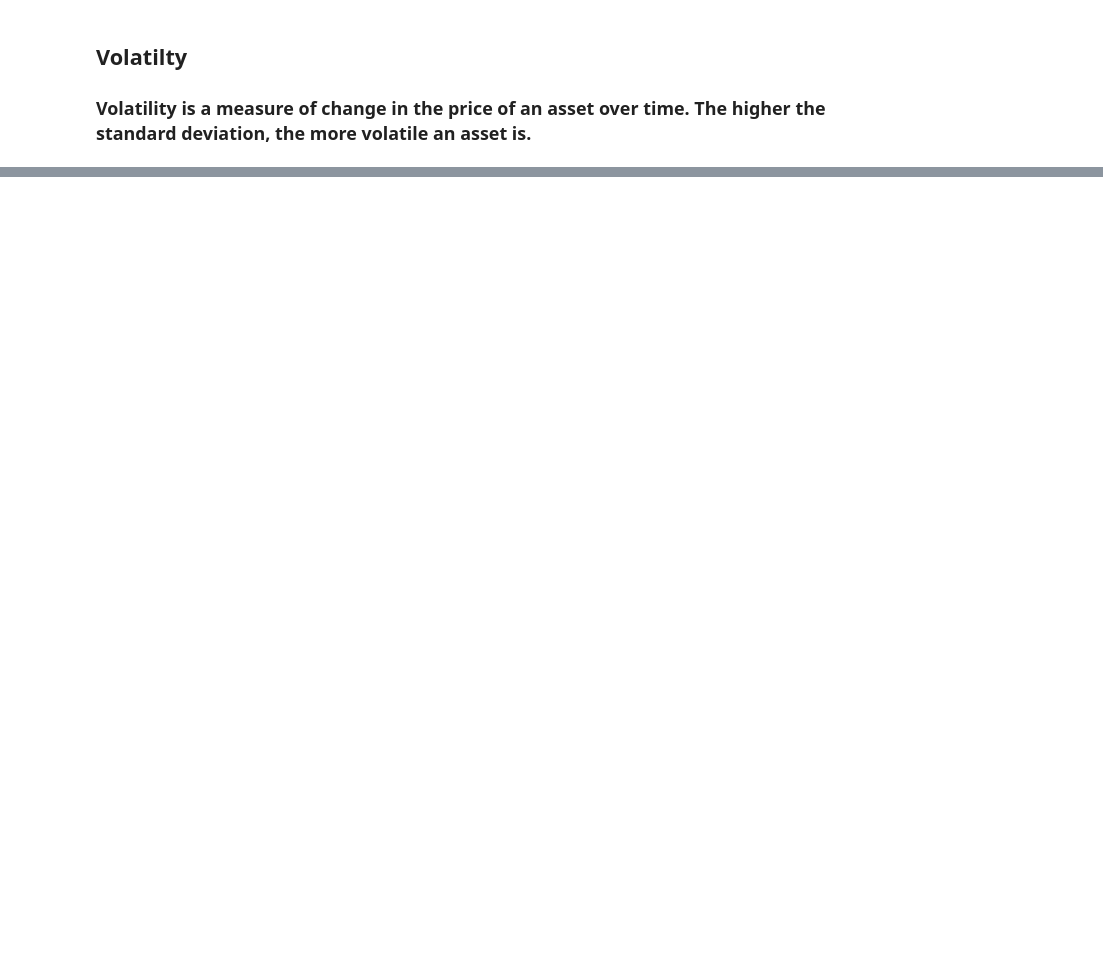
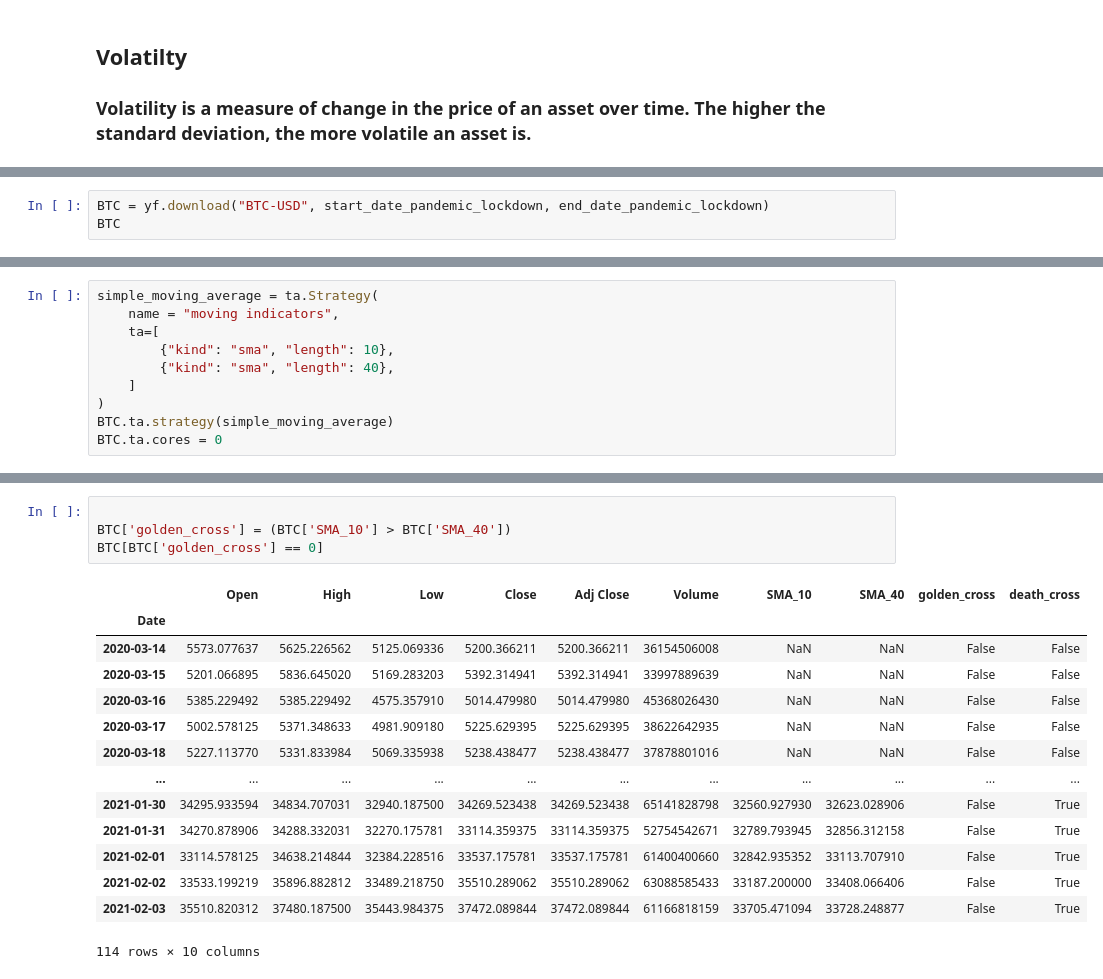
Before and after one commit to DDEEEVV/Project-101-CryptoAnalysis, a Jupyter notebook: crypyo_analysis_project.ipynb, the cells around one changed output, grey strips where cells are left out. Drawn from its saved outputs; the diff is of its cells as text; blank space fills up the shorter version.

```diff
--- a/crypyo_analysis_project.ipynb
+++ b/crypyo_analysis_project.ipynb
@@ -130,0 +130,3 @@ sns.heatmap(correlation_after_lockdown, annot=True, cmap='coolwarm')
+# %%
+BTC = yf.download("BTC-USD", start_date_pandemic_lockdown, end_date_pandemic_lockdown)
+BTC
@@ -130,0 +240,10 @@ sns.heatmap(correlation_after_lockdown, annot=True, cmap='coolwarm')
+# %%
+simple_moving_average = ta.Strategy(
+    name = "moving indicators",
+    ta=[
+        {"kind": "sma", "length": 10},
+        {"kind": "sma", "length": 40},
+    ]
+)
+BTC.ta.strategy(simple_moving_average)
+BTC.ta.cores = 0
@@ -130,0 +282,19 @@ sns.heatmap(correlation_after_lockdown, annot=True, cmap='coolwarm')
+# %%
+
+BTC['golden_cross'] = (BTC['SMA_10'] > BTC['SMA_40'])
+BTC[BTC['golden_cross'] == 0]
+# %% [output]
+|  | Open | High | Low | Close | Adj Close | Volume | SMA_10 | SMA_40 | golden_cross | death_cross |
+| Date |  |  |  |  |  |  |  |  |  |  |
+| 2020-03-14 | 5573.077637 | 5625.226562 | 5125.069336 | 5200.366211 | 5200.366211 | 36154506008 | NaN | NaN | False | False |
+| 2020-03-15 | 5201.066895 | 5836.645020 | 5169.283203 | 5392.314941 | 5392.314941 | 33997889639 | NaN | NaN | False | False |
+| 2020-03-16 | 5385.229492 | 5385.229492 | 4575.357910 | 5014.479980 | 5014.479980 | 45368026430 | NaN | NaN | False | False |
+| 2020-03-17 | 5002.578125 | 5371.348633 | 4981.909180 | 5225.629395 | 5225.629395 | 38622642935 | NaN | NaN | False | False |
+| 2020-03-18 | 5227.113770 | 5331.833984 | 5069.335938 | 5238.438477 | 5238.438477 | 37878801016 | NaN | NaN | False | False |
+| ... | ... | ... | ... | ... | ... | ... | ... | ... | ... | ... |
+| 2021-01-30 | 34295.933594 | 34834.707031 | 32940.187500 | 34269.523438 | 34269.523438 | 65141828798 | 32560.927930 | 32623.028906 | False | True |
+| 2021-01-31 | 34270.878906 | 34288.332031 | 32270.175781 | 33114.359375 | 33114.359375 | 52754542671 | 32789.793945 | 32856.312158 | False | True |
+| 2021-02-01 | 33114.578125 | 34638.214844 | 32384.228516 | 33537.175781 | 33537.175781 | 61400400660 | 32842.935352 | 33113.707910 | False | True |
+| 2021-02-02 | 33533.199219 | 35896.882812 | 33489.218750 | 35510.289062 | 35510.289062 | 63088585433 | 33187.200000 | 33408.066406 | False | True |
+| 2021-02-03 | 35510.820312 | 37480.187500 | 35443.984375 | 37472.089844 | 37472.089844 | 61166818159 | 33705.471094 | 33728.248877 | False | True |
+114 rows × 10 columns
```
Also changed, not shown: parts of 24 cells of this notebook.
